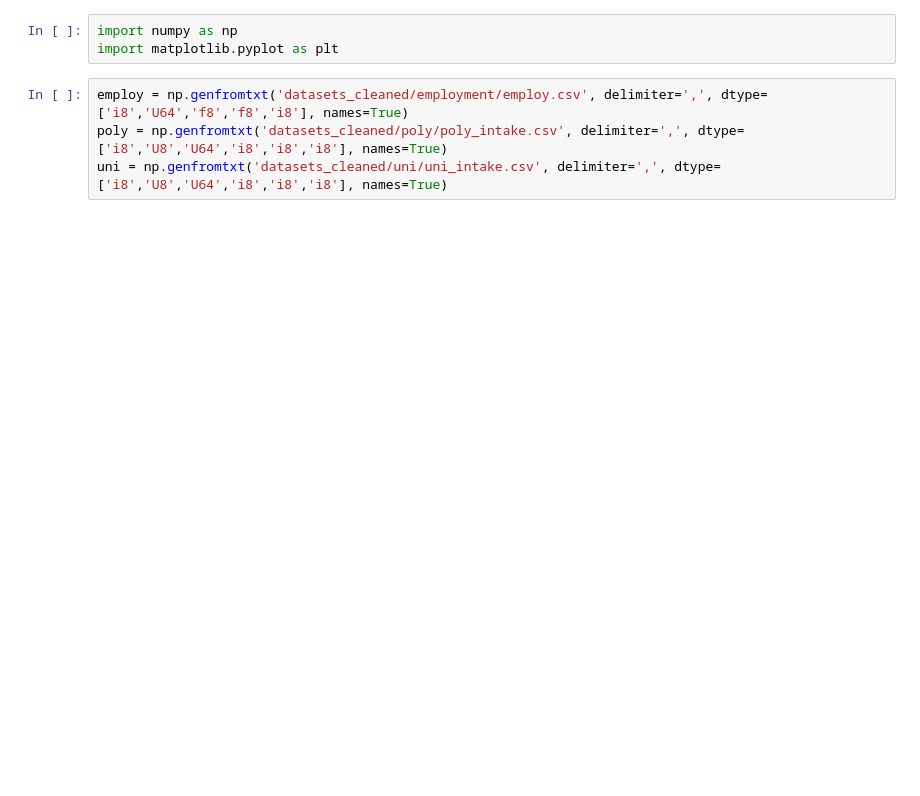
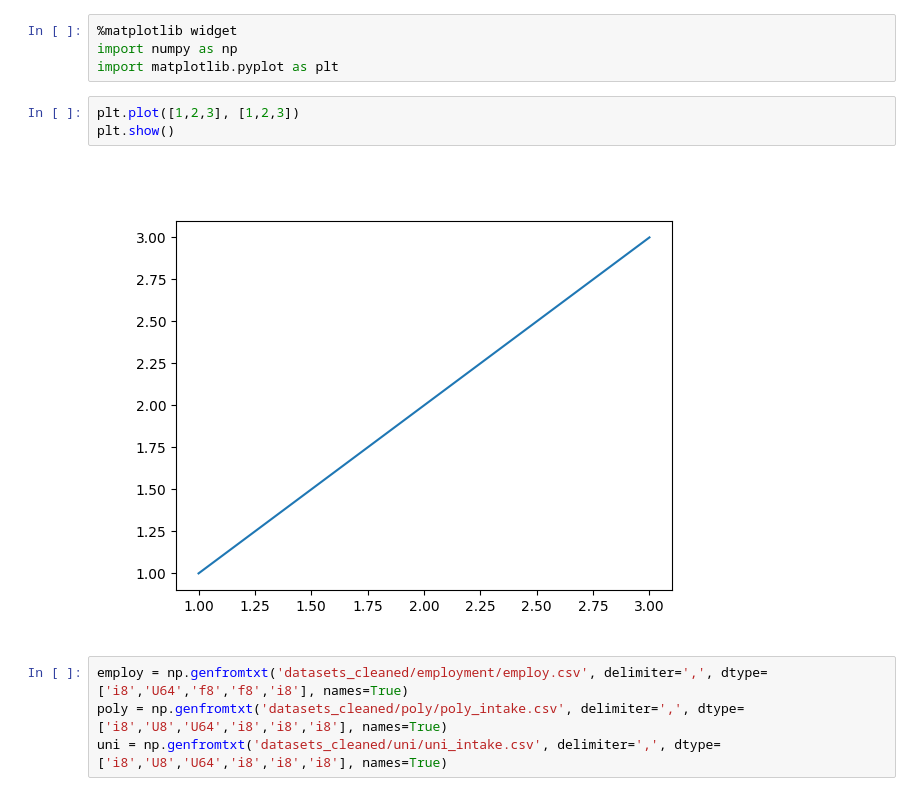
Before and after one commit to kaze-droid/SG-Education-Analysis, a Jupyter notebook: main.ipynb, the cells around one changed output. Cells and saved outputs as stored; diff of their text form; blank space fills up the shorter version.

Commit message:
Added widgets

```diff
--- a/main.ipynb
+++ b/main.ipynb
@@ -1,6 +1,12 @@
 # %%
+%matplotlib widget
 import numpy as np
 import matplotlib.pyplot as plt
+# %%
+plt.plot([1,2,3], [1,2,3])
+plt.show()
+# %% [output]
+[figure, added]
 # %%
 employ = np.genfromtxt('datasets_cleaned/employment/employ.csv', delimiter=',', dtype=['i8','U64','f8','f8','i8'], names=True)
 poly = np.genfromtxt('datasets_cleaned/poly/poly_intake.csv', delimiter=',', dtype=['i8','U8','U64','i8','i8','i8'], names=True)
```
Also changed, not shown: parts of 1 cell of this notebook, 2 other files.
